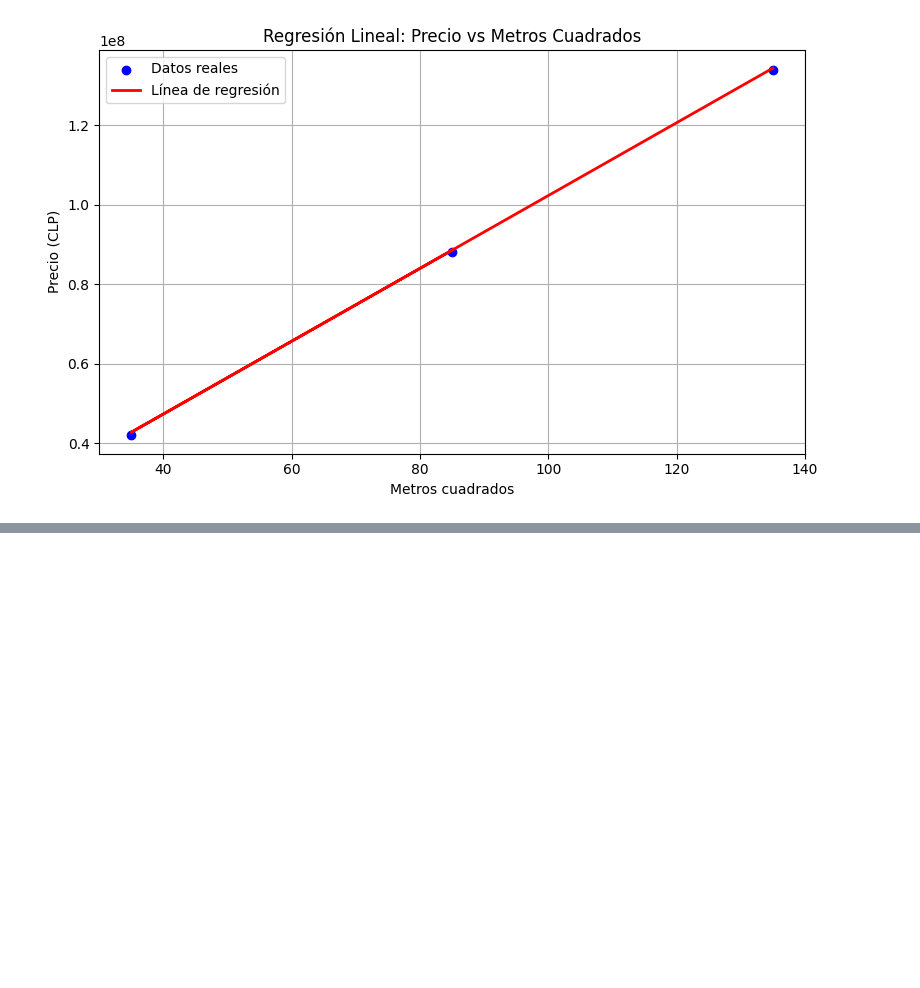
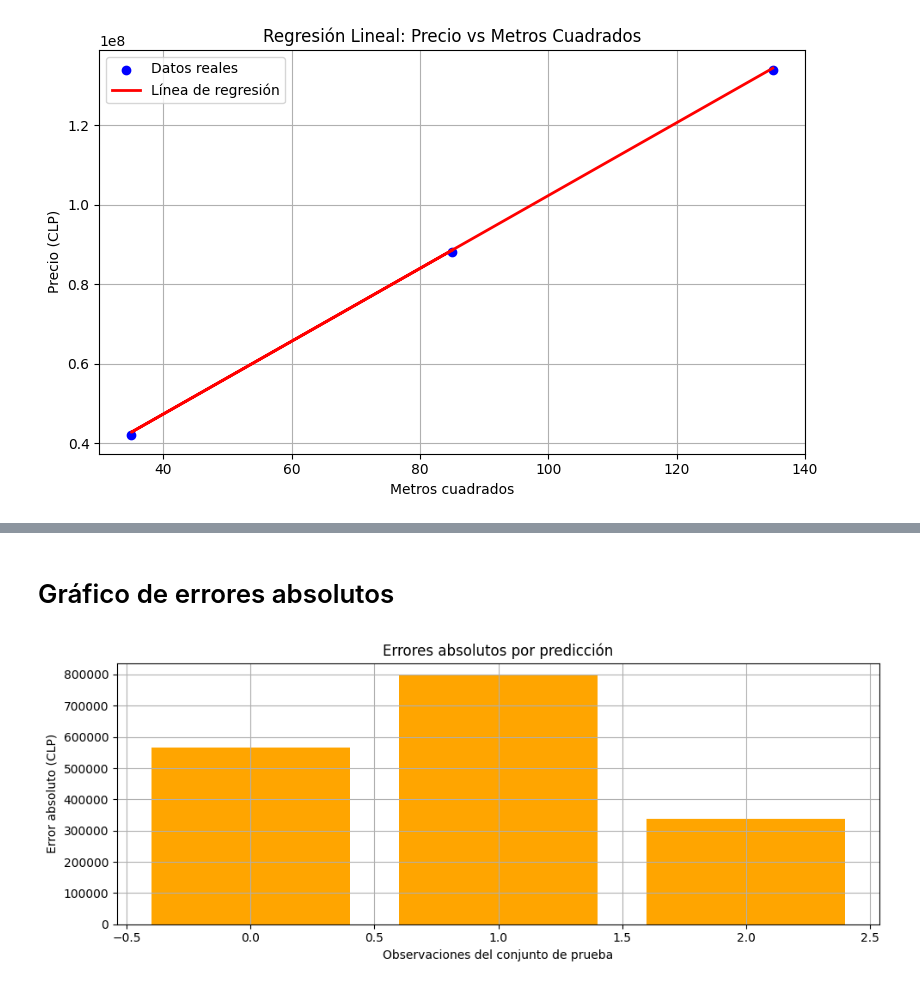
Before and after one commit to carnaezf/data-engineer, a Jupyter notebook: modulo-6/sesion-3/entrenamiento_del_modelo.ipynb, the cells around one changed output, grey strips where cells are left out. Cells and saved outputs as stored; diff of their text form; code cells hidden in the pictures; blank space fills up the shorter version.

```diff
--- a/modulo-6/sesion-3/entrenamiento_del_modelo.ipynb
+++ b/modulo-6/sesion-3/entrenamiento_del_modelo.ipynb
@@ -167,0 +284,20 @@ plt.show()
+# %% [markdown]
+# Gráfico de errores absolutos
+# %%
+import matplotlib.pyplot as plt
+import numpy as np
+
+# Calcular errores absolutos
+errores = np.abs(y_test.values - predicciones)
+
+# Crear gráfico de barras
+plt.figure(figsize=(10, 4))
+plt.bar(range(len(errores)), errores, color='orange')
+plt.title("Errores absolutos por predicción")
+plt.xlabel("Observaciones del conjunto de prueba")
+plt.ylabel("Error absoluto (CLP)")
+plt.grid(True)
+plt.tight_layout()
+plt.show()
+# %% [output]
+[figure, added]
```
Also changed, not shown: parts of 7 cells of this notebook.
